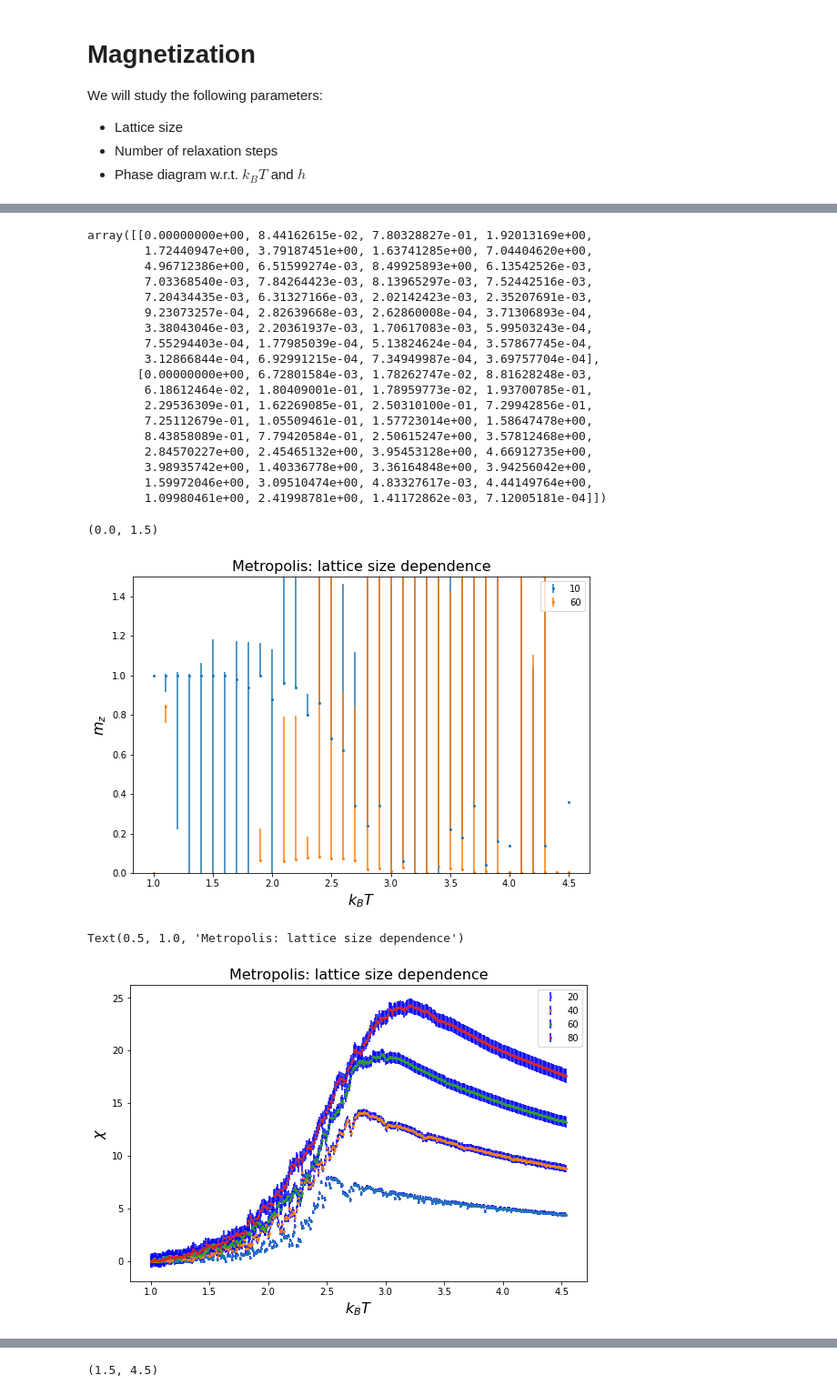
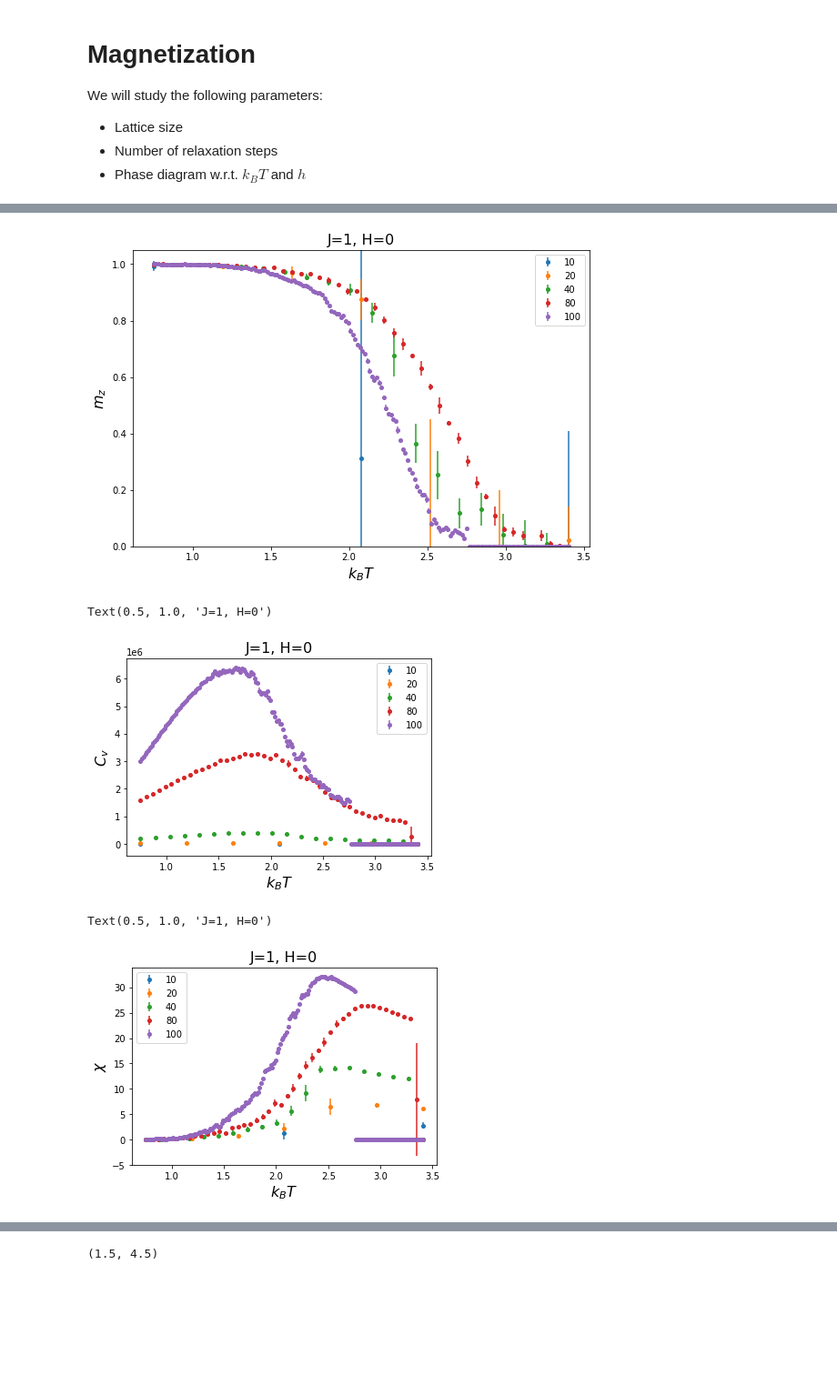
Before and after one commit to bernwo/AP3082-Ising-Model, a Jupyter notebook: scripts/results.ipynb, the cells around one changed output, grey strips where cells are left out. Shown at 91% size. Cells and saved outputs as stored; diff of their text form; code cells hidden in the pictures; blank space fills up the shorter version.

```diff
--- a/scripts/results.ipynb
+++ b/scripts/results.ipynb
@@ -15,20 +29,6 @@ sys.setrecursionlimit(10000000)
 # %%
-# Define simulation parameters
-size = 100
-T_i = 1
-T_f = 1.5
-step = 0.1
-
-# Run Wolff algorithm
-frames_w, obs_w, T_w = evolution.evolution(f=wolff.wolff_evolution,
-                                                      relax=40,
-                                                      L=size,
-                                                      T_init=T_i,
-                                                      T_max=T_f,
-                                                      dT=step)
-
-# Run Metropolis algorithm
-frames_m, obs_m, T_m = evolution.evolution(f=metropolis.metropolis_evolution,
+# Execute Metropolis algorithm
+frames_m, obs_m = evolution.evolution(f=metropolis.metropolis_evolution,
                                                       relax=6000,
                                                       L=size,
                                                       T_init=T_i,
@@ -92,44 +91,34 @@ for length in lengths:
-# %%
-np.array(magnets[1])/10
-# %% [output]
-array([[0.00000000e+00, 8.44162615e-02, 7.80328827e-01, 1.92013169e+00,
-        1.72440947e+00, 3.79187451e+00, 1.63741285e+00, 7.04404620e+00,
-        4.96712386e+00, 6.51599274e-03, 8.49925893e+00, 6.13542526e-03,
-        7.03368540e-03, 7.84264423e-03, 8.13965297e-03, 7.52442516e-03,
-        7.20434435e-03, 6.31327166e-03, 2.02142423e-03, 2.35207691e-03,
-        9.23073257e-04, 2.82639668e-03, 2.62860008e-04, 3.71306893e-04,
-        3.38043046e-03, 2.20361937e-03, 1.70617083e-03, 5.99503243e-04,
-        7.55294403e-04, 1.77985039e-04, 5.13824624e-04, 3.57867745e-04,
-        3.12866844e-04, 6.92991215e-04, 7.34949987e-04, 3.69757704e-04],
-       [0.00000000e+00, 6.72801584e-03, 1.78262747e-02, 8.81628248e-03,
-        6.18612464e-02, 1.80409001e-01, 1.78959773e-02, 1.93700785e-01,
-        2.29536309e-01, 1.62269085e-01, 2.50310100e-01, 7.29942856e-01,
-        7.25112679e-01, 1.05509461e-01, 1.57723014e+00, 1.58647478e+00,
-        8.43858089e-01, 7.79420584e-01, 2.50615247e+00, 3.57812468e+00,
-        2.84570227e+00, 2.45465132e+00, 3.95453128e+00, 4.66912735e+00,
-        3.98935742e+00, 1.40336778e+00, 3.36164848e+00, 3.94256042e+00,
-        1.59972046e+00, 3.09510474e+00, 4.83327617e-03, 4.44149764e+00,
-        1.09980461e+00, 2.41998781e+00, 1.41172862e-03, 7.12005181e-04]])
 # %%
 plt.figure(figsize=(9,6))
 for mag in magnets:
-    plt.errorbar(T,mag[0],yerr=np.array(magnets[1])/10,fmt='o',markersize=2)
+    plt.errorbar(mag[0], mag[1], yerr=mag[2], fmt='o', markersize=4)
 plt.legend(lengths)
 plt.xlabel(r'$k_B T$',fontsize=16)
 plt.ylabel(r'$m_z$',fontsize=16)
-plt.title('Metropolis: lattice size dependence',fontsize=16)
-plt.ylim(0,1.5)
+plt.title('J=1, H=0',fontsize=16)
+plt.ylim(0,1.05)
+plt.savefig(f"../simulation_images/metropolis_size_dependence.pdf",  bbox_inches='tight')
 # %% [output]
-(0.0, 1.5)
-[figure, old version]
+[figure, new version]
+# %%
+#plt.figure(figsize=(9,6))
+for mag in cvs:
+    plt.errorbar(mag[0], mag[1], yerr=mag[2], fmt='o', markersize=4)
+plt.legend(lengths)
+plt.xlabel(r'$k_B T$',fontsize=16)
+plt.ylabel(r'$C_v$',fontsize=16)
+plt.title('J=1, H=0',fontsize=16)
+# %% [output]
+Text(0.5, 1.0, 'J=1, H=0')
+[figure, added]
 # %%
-plt.figure(figsize=(9,6))
-for susc in suscepts[1::2]:
-    plt.errorbar(T,susc,yerr=errors.get_error_observable(susc)[0],ecolor='b',fmt='o',markersize=2)
-plt.legend(lengths[1::2])
+#plt.figure(figsize=(9,6))
+for mag in suscepts:
+    plt.errorbar(mag[0], mag[1], yerr=mag[2], fmt='o', markersize=4)
+plt.legend(lengths)
 plt.xlabel(r'$k_B T$',fontsize=16)
 plt.ylabel(r'$\chi$',fontsize=16)
-plt.title('Metropolis: lattice size dependence',fontsize=16)
+plt.title('J=1, H=0',fontsize=16)
 # %% [output]
-Text(0.5, 1.0, 'Metropolis: lattice size dependence')
+Text(0.5, 1.0, 'J=1, H=0')
-[figure, old version]
+[figure, new version]
```
Also changed, not shown: parts of 28 cells of this notebook, 4 other files.
